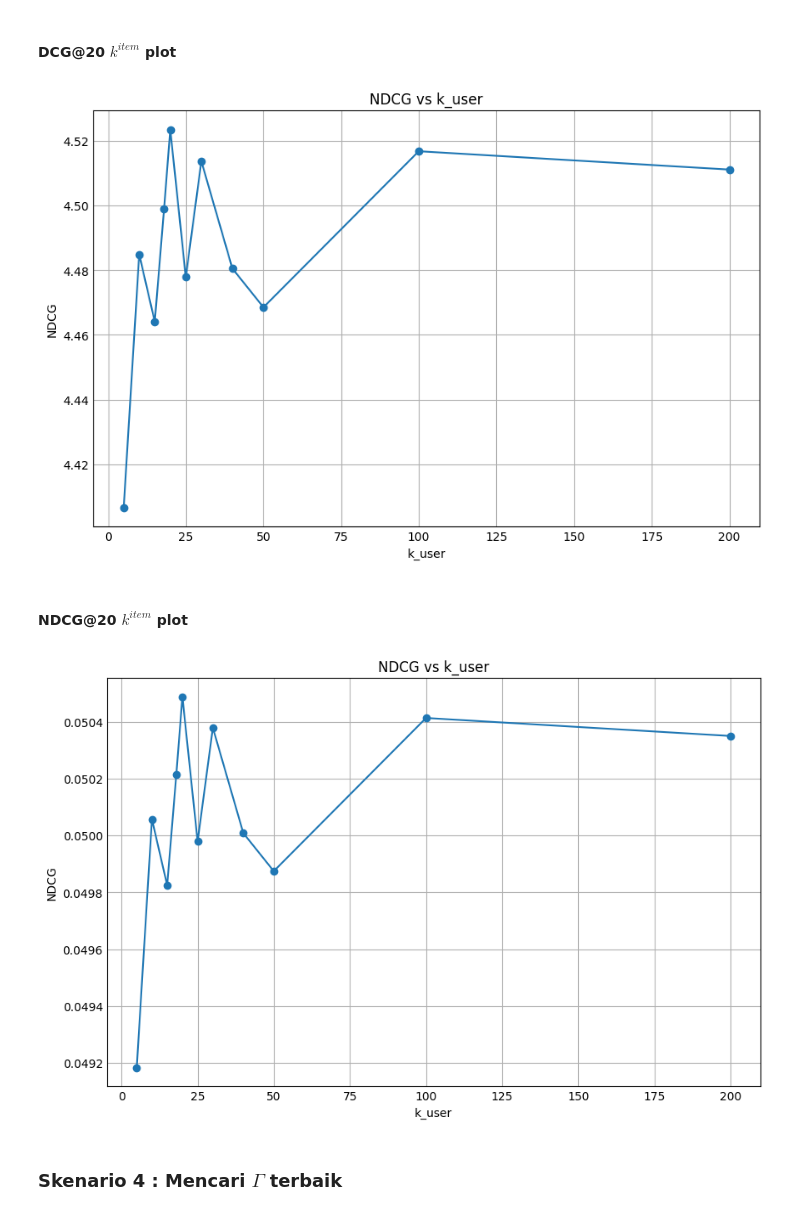
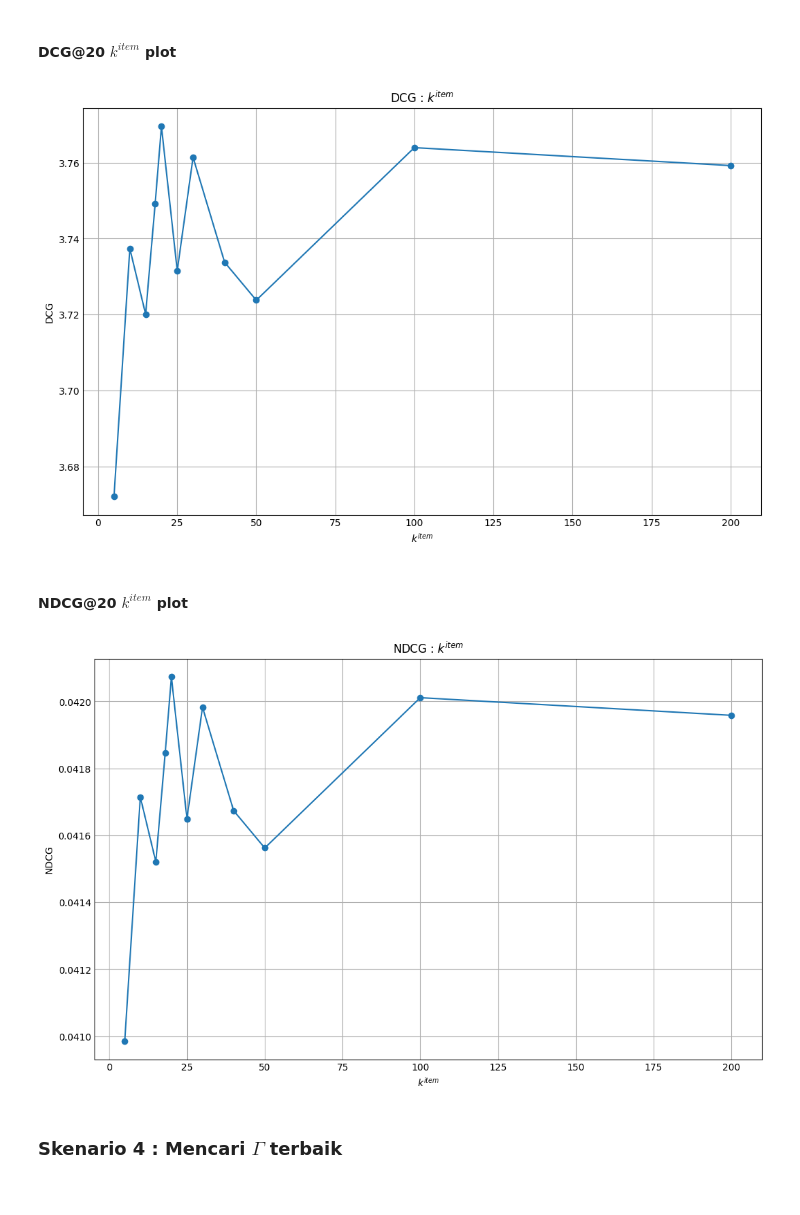
Before and after one commit to DimasDliyaurR/Hybrid-Collaborative-Filtering-HCF, a Jupyter notebook: main.ipynb, the cells around one changed output. Cells and saved outputs as stored; diff of their text form; code cells hidden in the pictures.

```diff
--- a/main.ipynb
+++ b/main.ipynb
@@ -980,26 +988,34 @@ idcg = np.array([sum(np.array([sum(1/np.log2(np.arange(2,n+2))) for n in range(1
 k_user = [5,10,15,18,20,25,30,40,50,100,200]
 
 
-mean_dcg_k_user_fold = []
-mean_ndcg_k_user_fold = []
-mean_dcg_k_user = []
-mean_ndcg_k_user = []
+ti_mean_dcg_k_user_fold = []
+ti_mean_ndcg_k_user_fold = []
+ti_mean_dcg_k_user = []
+ti_mean_ndcg_k_user = []
 
+# Mengakses parameter k_user
 for k_user_index in k_user :
 
     skenario_kedua_k_user = skenario_kedua.result_skenario[0.7][k_user_index][30][0.1][0]
-    mean_dcg_k_user_per_fold = []
-    mean_ndcg_k_user_per_fold = []
+    ti_mean_dcg_k_user_per_fold = []
+    ti_mean_ndcg_k_user_per_fold = []
 
+    # Tahap 1 : menjumlahkan evaluasi setiap fold
     for i in range(len(skenario_kedua_k_user)) :
-        mean_dcg_k_user_per_fold += [sum(skenario_kedua_k_user[i])/len(skenario_kedua_k_user[i])]
-        mean_ndcg_k_user_per_fold += [sum(np.array(skenario_kedua_k_user[i])/idcg[n-1])/len(skenario_kedua_k_user[i])]
+        # Tahap 2 : menjumlahkan evaluasi setiap pengguna
+        # Tahap 3 : menghitung rata-rata setiap fold dengan menjumlahkan nilai evaluasi setiap pengguna dibagi dengan banyaknya pengguna
+        ti_mean_dcg_k_user_per_fold += [sum(skenario_kedua_k_user[i])/len(skenario_kedua_k_user[i])]
+        ti_mean_ndcg_k_user_per_fold += [sum(np.array(skenario_kedua_k_user[i])/idcg[n-1])/len(skenario_kedua_k_user[i])]
 
-    mean_dcg_k_user_per_fold += [sum(mean_dcg_k_user_per_fold)/len(skenario_kedua_k_user)]
-    mean_ndcg_k_user_per_fold += [sum(mean_ndcg_k_user_per_fold)/len(skenario_kedua_k_user)]
+    # Tahap 4 : menghitung rata-rata evaluasi dari setiap fold
+    ti_mean_dcg_per_fold_k_user = sum(ti_mean_dcg_k_user_per_fold)/len(skenario_kedua_k_user)
+    ti_mean_ndcg_per_fold_k_user = sum(ti_mean_ndcg_k_user_per_fold)/len(skenario_kedua_k_user)
 
-    mean_dcg_k_user_fold += [mean_dcg_k_user_per_fold]
-    mean_ndcg_k_user_fold += [mean_ndcg_k_user_per_fold]
-    mean_dcg_k_user += [[k_user_index,30,sum(mean_dcg_k_user_per_fold)/len(skenario_kedua_k_user)]]
-    mean_ndcg_k_user += [[k_user_index,30,sum(mean_ndcg_k_user_per_fold)/len(skenario_kedua_k_user)]]
+    ti_mean_dcg_k_user_per_fold += [ti_mean_dcg_per_fold_k_user]
+    ti_mean_ndcg_k_user_per_fold += [ti_mean_ndcg_per_fold_k_user]
+
+    ti_mean_dcg_k_user_fold += [ti_mean_dcg_k_user_per_fold]
+    ti_mean_ndcg_k_user_fold += [ti_mean_ndcg_k_user_per_fold]
+    ti_mean_dcg_k_user += [[k_user_index,30,ti_mean_dcg_per_fold_k_user]]
+    ti_mean_ndcg_k_user += [[k_user_index,30,ti_mean_ndcg_per_fold_k_user]]
 # %% [markdown]
@@ -1173,39 +1303,39 @@ pd.DataFrame(mean_ndcg_k_item_fold,index=[ f"k_item_{str(i)}" for i in k_item],c
 # %%
 import pandas as pd
 
-df = pd.DataFrame(mean_dcg_k_item, index=[i for i in range(1, len(mean_dcg_k_item) + 1)], columns=["k_user", "k_item", "NDCG"])
+df = pd.DataFrame(ti_mean_dcg_k_item, index=[i for i in range(1, len(ti_mean_dcg_k_item) + 1)], columns=["k_user", "k_item", "DCG"])
 
 import matplotlib.pyplot as plt
 
-plt.figure(figsize=(8, 5))
-plt.plot([5,10,15,18,20,25,30,40,50,100,200], df["NDCG"], marker='o')
-plt.xlabel("k_user")
-plt.ylabel("NDCG")
-plt.title("NDCG vs k_user")
+plt.figure(figsize=(10, 6))
+plt.plot([5,10,15,18,20,25,30,40,50,100,200], df["DCG"], marker='o')
+plt.xlabel(r"$k^{item}$")
+plt.ylabel("DCG")
+plt.title(r"DCG : $k^{item}$")
 plt.grid(True)
 plt.show()
 # %% [output]
-[figure, old version]
+[figure, new version]
 # %% [markdown]
 #### NDCG@20 $k^{item}$ plot
 # %%
 import pandas as pd
 
-df = pd.DataFrame(mean_ndcg_k_item, index=[i for i in range(1, len(mean_dcg_k_item) + 1)], columns=["k_user", "k_item", "NDCG"])
+df = pd.DataFrame(ti_mean_ndcg_k_item, index=[i for i in range(1, len(ti_mean_ndcg_k_item) + 1)], columns=["k_user", "k_item", "NDCG"])
 
 import matplotlib.pyplot as plt
 
 plt.style.use("_mpl-gallery")
 
-plt.figure(figsize=(8, 5))
+plt.figure(figsize=(10, 6))
 plt.plot([5,10,15,18,20,25,30,40,50,100,200], df["NDCG"], marker='o')
-plt.xlabel("k_user")
+plt.xlabel(r"$k^{item}$")
 plt.ylabel("NDCG")
-plt.title("NDCG vs k_user")
+plt.title(r"NDCG : $k^{item}$")
 plt.grid(True)
 plt.show()
 # %% [output]
-[figure, old version]
+[figure, new version]
 # %% [markdown]
 ### Skenario 4 : Mencari $\Gamma$ terbaik
 # %%
```
Also changed, not shown: parts of 66 cells of this notebook.
